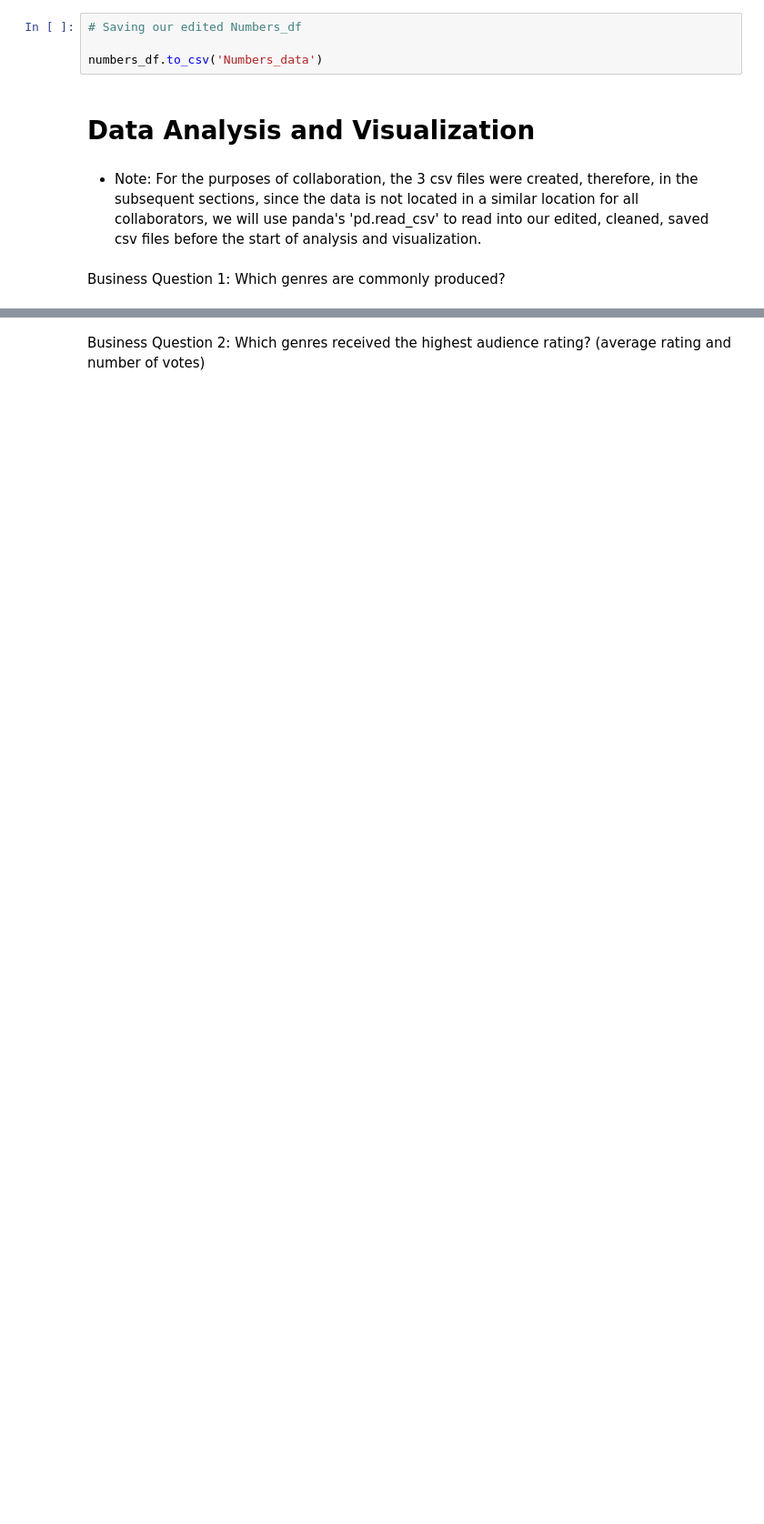
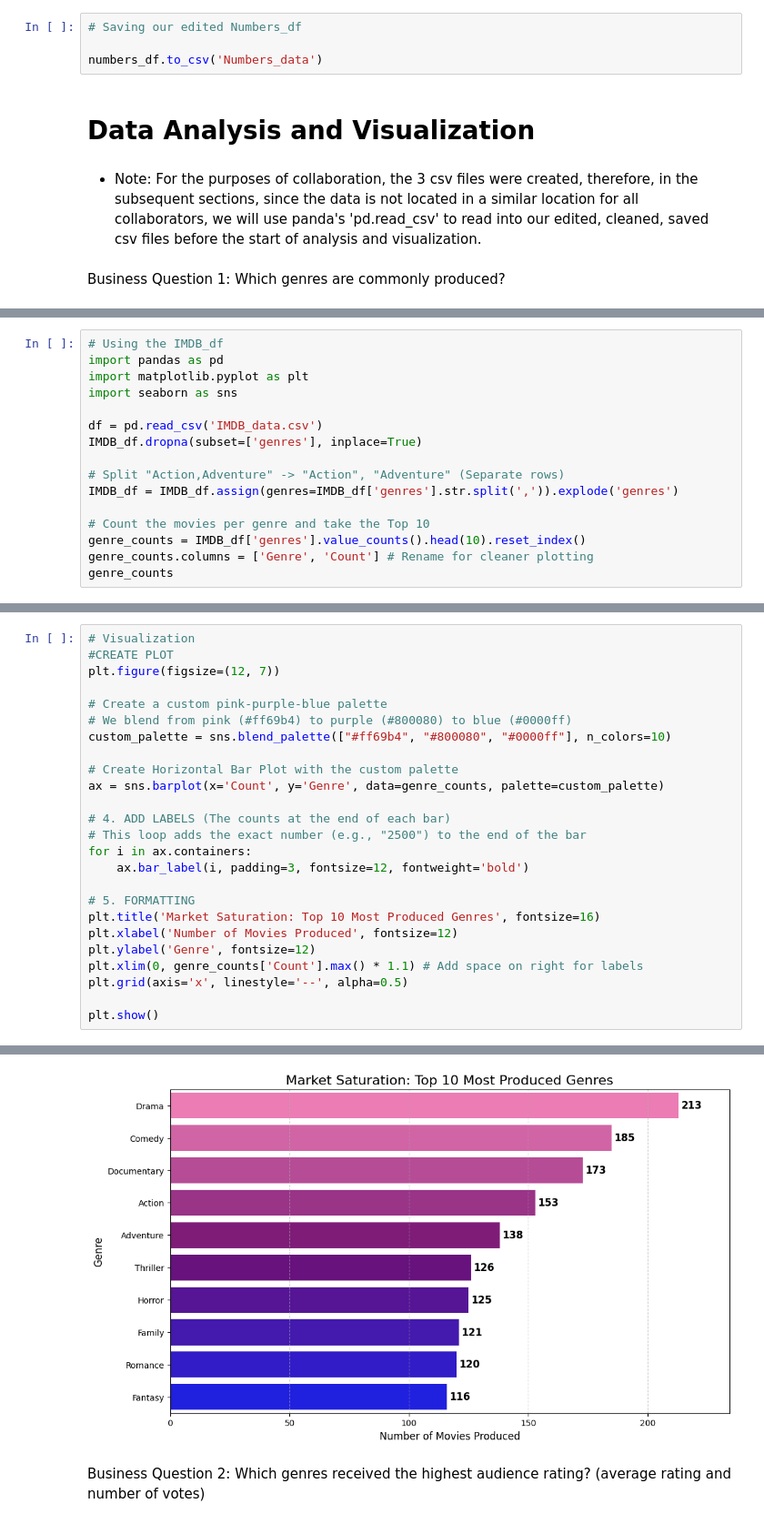
Before and after one commit to thomasamuti-cpu/Movies_project_moringa, a Jupyter notebook: student.ipynb, the cells around one changed output, grey strips where cells are left out. Shown at 91% size. Saved outputs shown, nothing was run; the diff lists cells and outputs as text; blank space fills up the shorter version.

Commit message:
Data_Analysis

```diff
--- a/student.ipynb
+++ b/student.ipynb
@@ -353,0 +250,16 @@ Business Question 1: Which genres are commonly produced?
+# %%
+# Using the IMDB_df
+import pandas as pd
+import matplotlib.pyplot as plt
+import seaborn as sns
+
+df = pd.read_csv('IMDB_data.csv')
+IMDB_df.dropna(subset=['genres'], inplace=True)
+
+# Split "Action,Adventure" -> "Action", "Adventure" (Separate rows)
+IMDB_df = IMDB_df.assign(genres=IMDB_df['genres'].str.split(',')).explode('genres')
+
+# Count the movies per genre and take the Top 10
+genre_counts = IMDB_df['genres'].value_counts().head(10).reset_index()
+genre_counts.columns = ['Genre', 'Count'] # Rename for cleaner plotting
+genre_counts
@@ -353,0 +278,26 @@ Business Question 1: Which genres are commonly produced?
+# %%
+# Visualization
+#CREATE PLOT
+plt.figure(figsize=(12, 7))
+
+# Create a custom pink-purple-blue palette
+# We blend from pink (#ff69b4) to purple (#800080) to blue (#0000ff)
+custom_palette = sns.blend_palette(["#ff69b4", "#800080", "#0000ff"], n_colors=10)
+
+# Create Horizontal Bar Plot with the custom palette
+ax = sns.barplot(x='Count', y='Genre', data=genre_counts, palette=custom_palette)
+
+# 4. ADD LABELS (The counts at the end of each bar)
+# This loop adds the exact number (e.g., "2500") to the end of the bar
+for i in ax.containers:
+    ax.bar_label(i, padding=3, fontsize=12, fontweight='bold')
+
+# 5. FORMATTING
+plt.title('Market Saturation: Top 10 Most Produced Genres', fontsize=16)
+plt.xlabel('Number of Movies Produced', fontsize=12)
+plt.ylabel('Genre', fontsize=12)
+plt.xlim(0, genre_counts['Count'].max() * 1.1) # Add space on right for labels
+plt.grid(axis='x', linestyle='--', alpha=0.5)
+
+plt.show()
+# %% [output]
@@ -354,2 +307,3 @@ Business Question 1: Which genres are commonly produced?
+[figure, added]
 # %% [markdown]
 Business Question 2: Which genres received the highest audience rating? (average rating and number of votes)
```
Also changed, not shown: parts of 21 cells of this notebook.
